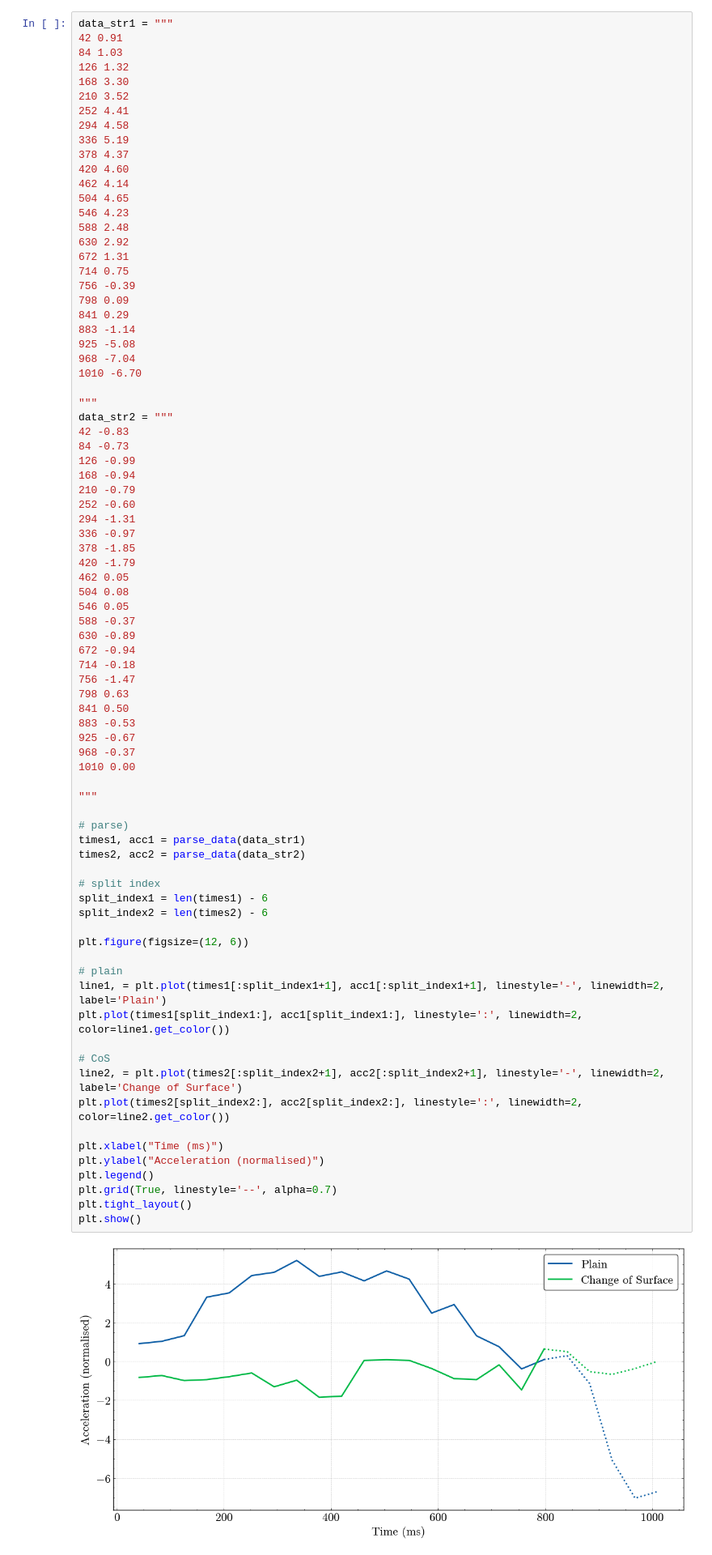
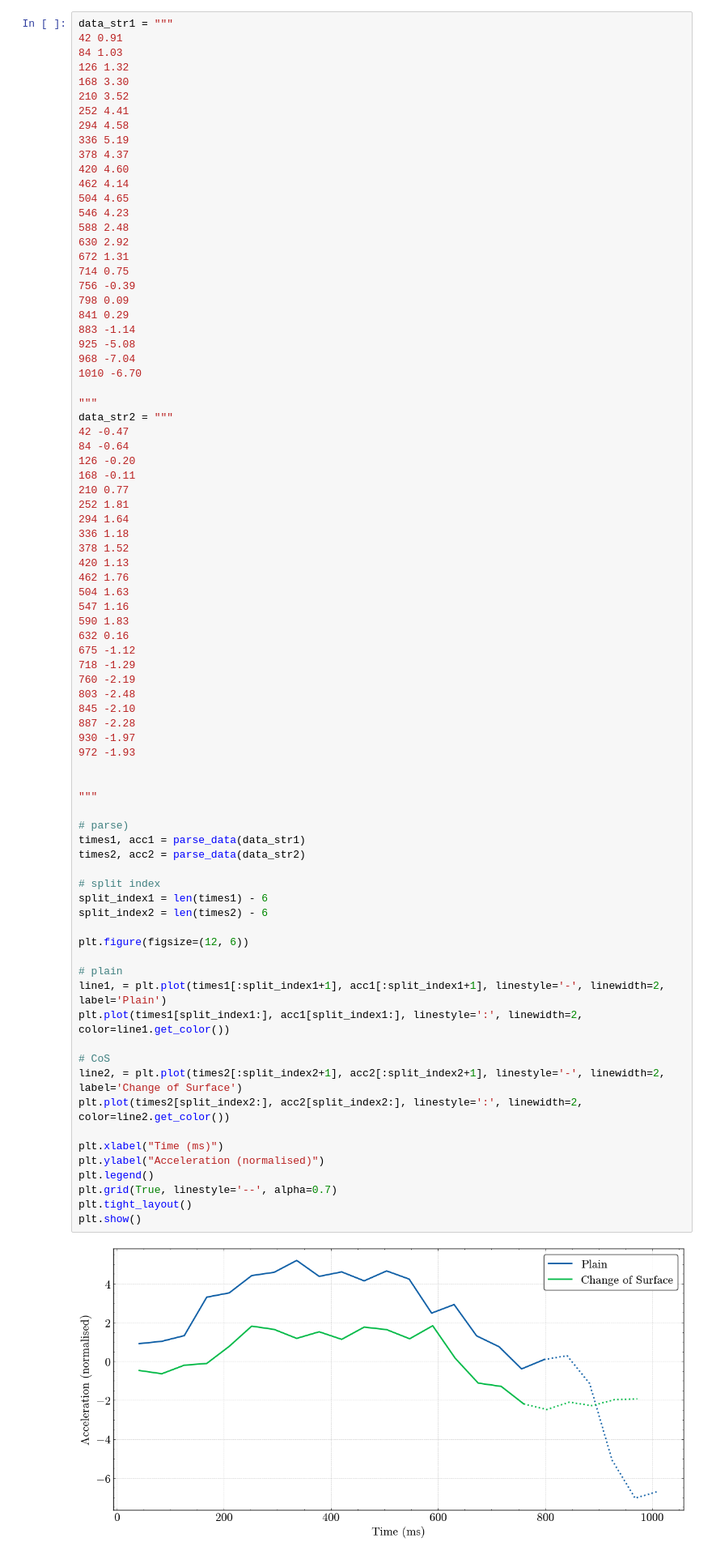
Before and after one commit to addaia/PHREDO, a Jupyter notebook: plotter.ipynb, the cells around one changed output. Shown at 81% size. Cells and saved outputs as stored; diff of their text form.

```diff
--- a/plotter.ipynb
+++ b/plotter.ipynb
@@ -271,56 +271,56 @@ data_str1 = """
 
 """
 data_str2 = """
-42 -0.83
-84 -0.73
-126 -0.99
-168 -0.94
-210 -0.79
-252 -0.60
-294 -1.31
-336 -0.97
-378 -1.85
-420 -1.79
-462 0.05
-504 0.08
-546 0.05
-588 -0.37
-630 -0.89
-672 -0.94
-714 -0.18
-756 -1.47
-798 0.63
-841 0.50
-883 -0.53
-925 -0.67
-968 -0.37
-1010 0.00
+42 -0.47
+84 -0.64
+126 -0.20
+168 -0.11
+210 0.77
+252 1.81
+294 1.64
+336 1.18
+378 1.52
+420 1.13
+462 1.76
+504 1.63
+547 1.16
+590 1.83
+632 0.16
+675 -1.12
+718 -1.29
+760 -2.19
+803 -2.48
+845 -2.10
+887 -2.28
+930 -1.97
+972 -1.93
+
 
 """
 
 # parse)
 times1, acc1 = parse_data(data_str1)
 times2, acc2 = parse_data(data_str2)
 
 # split index
 split_index1 = len(times1) - 6
 split_index2 = len(times2) - 6
 
 plt.figure(figsize=(12, 6))
 
 # plain
 line1, = plt.plot(times1[:split_index1+1], acc1[:split_index1+1], linestyle='-', linewidth=2, label='Plain')
 plt.plot(times1[split_index1:], acc1[split_index1:], linestyle=':', linewidth=2, color=line1.get_color())
 
 # CoS
 line2, = plt.plot(times2[:split_index2+1], acc2[:split_index2+1], linestyle='-', linewidth=2, label='Change of Surface')
 plt.plot(times2[split_index2:], acc2[split_index2:], linestyle=':', linewidth=2, color=line2.get_color())
 
 plt.xlabel("Time (ms)")
 plt.ylabel("Acceleration (normalised)")
 plt.legend()
 plt.grid(True, linestyle='--', alpha=0.7)
 plt.tight_layout()
 plt.show()
 # %% [output]
-[figure, old version]
+[figure, new version]
```
Also changed, not shown: parts of 1 cell of this notebook.
